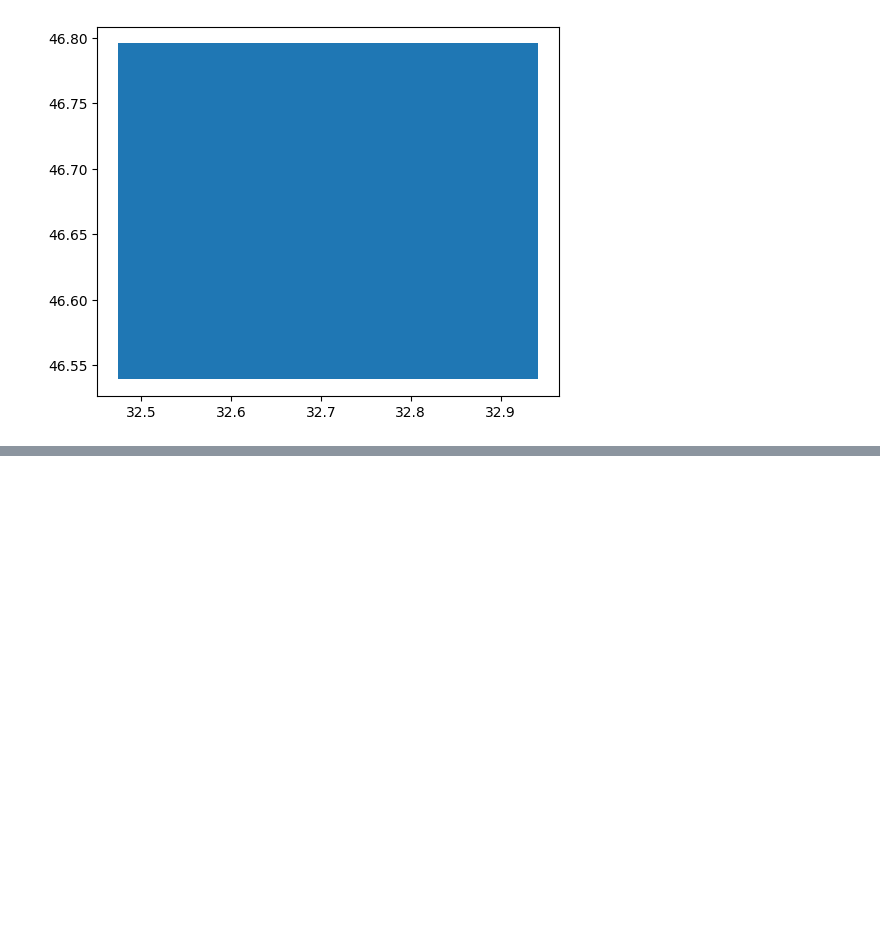
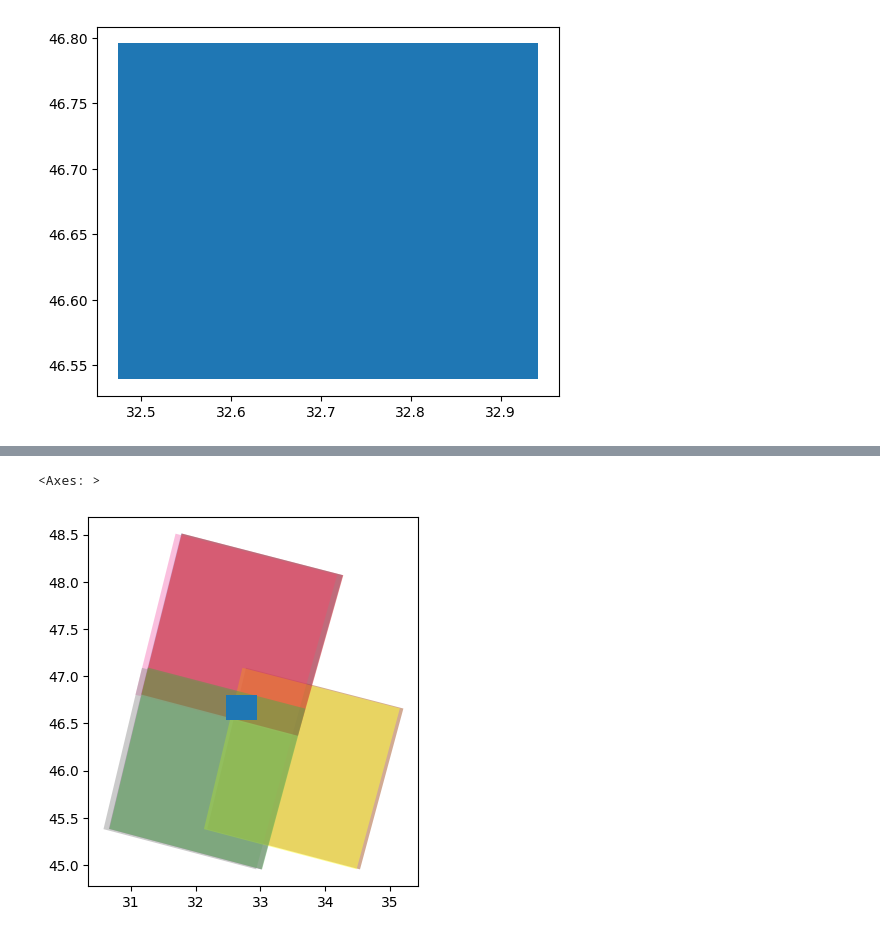
Before and after one commit to turkim1/satellite_flood_detection, a Jupyter notebook: notebooks/download_data_v00.ipynb, the cells around one changed output, grey strips where cells are left out. Cells and saved outputs as stored; diff of their text form; code cells hidden in the pictures; blank space fills up the shorter version.

```diff
--- a/notebooks/download_data_v00.ipynb
+++ b/notebooks/download_data_v00.ipynb
@@ -34,0 +55,2 @@ DownloadImagery.download_sentinel(username = username_sentinel,
+# %%
+centroidx, centroidy = geom.centroid.x, geom.centroid.y
@@ -34,0 +61,7 @@ DownloadImagery.download_sentinel(username = username_sentinel,
+# %%
+landsat_search = DownloadImagery.search_landast(lat = centroidy[0],
+                               long = centroidx[0],
+                               start_date = '2023-05-20',
+                               end_date = '2023-06-20',
+                               dataset='landsat_ot_c2_l2',
+                               max_cloud_cover=30)
@@ -34,0 +83,10 @@ DownloadImagery.download_sentinel(username = username_sentinel,
+# %%
+ax = landsat_search.plot('entity_id',
+                    alpha = 0.5,
+                    cmap = 'Set1',
+                    #legend = True
+                     )
+geom.plot(ax=ax)
+# %% [output]
+<Axes: >
+[figure, added]
```
Also changed, not shown: parts of 13 cells of this notebook, 1 other file.
